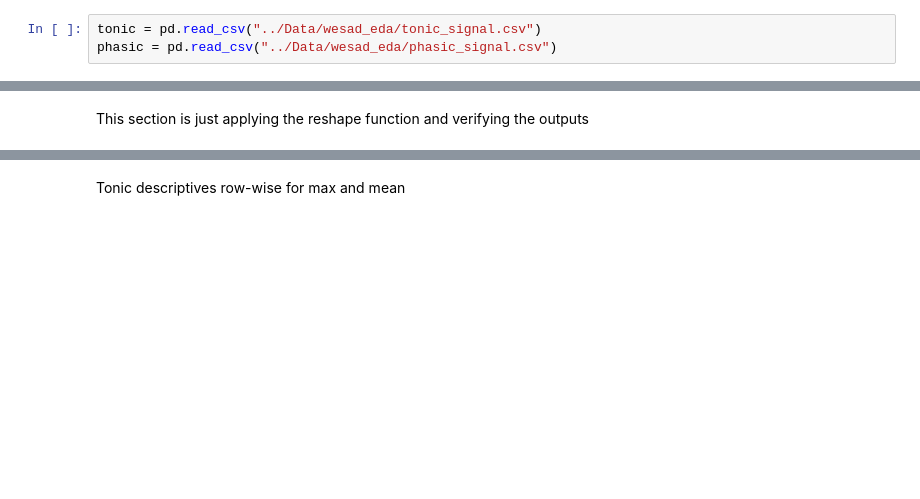
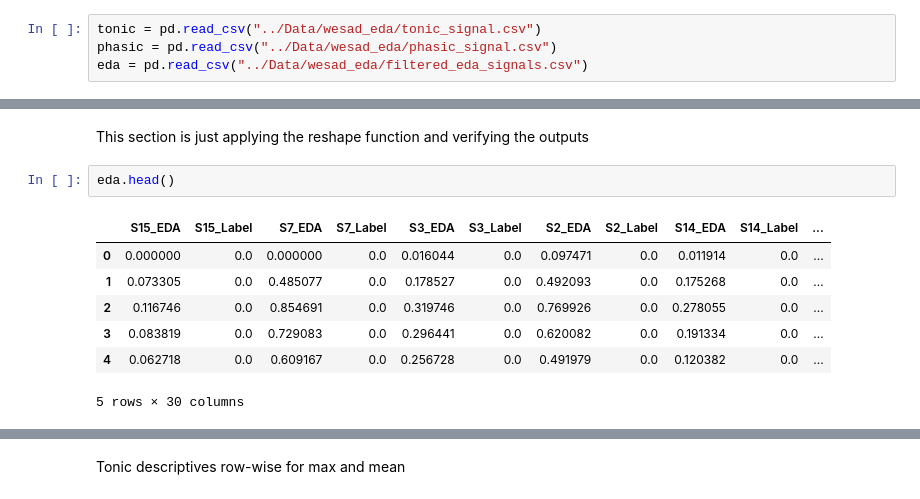
Before and after one commit to SavianViera/EDA_Stress_Prediction_Model, a Jupyter notebook: python_code/Statistical_Feature_Extraction.ipynb, the cells around one changed output, grey strips where cells are left out. Cells and saved outputs as stored; diff of their text form; blank space fills up the shorter version.

```diff
--- a/python_code/Statistical_Feature_Extraction.ipynb
+++ b/python_code/Statistical_Feature_Extraction.ipynb
@@ -53,3 +55,4 @@ Import tonic and phasic files
 # %%
 tonic = pd.read_csv("../Data/wesad_eda/tonic_signal.csv")
 phasic = pd.read_csv("../Data/wesad_eda/phasic_signal.csv")
+eda = pd.read_csv("../Data/wesad_eda/filtered_eda_signals.csv")
@@ -56,2 +67,12 @@ phasic = pd.read_csv("../Data/wesad_eda/phasic_signal.csv")
 # %% [markdown]
 This section is just applying the reshape function and verifying the outputs
+# %%
+eda.head()
+# %% [output]
+|  | S15_EDA | S15_Label | S7_EDA | S7_Label | S3_EDA | S3_Label | S2_EDA | S2_Label | S14_EDA | S14_Label | ... |
+| 0 | 0.000000 | 0.0 | 0.000000 | 0.0 | 0.016044 | 0.0 | 0.097471 | 0.0 | 0.011914 | 0.0 | ... |
+| 1 | 0.073305 | 0.0 | 0.485077 | 0.0 | 0.178527 | 0.0 | 0.492093 | 0.0 | 0.175268 | 0.0 | ... |
+| 2 | 0.116746 | 0.0 | 0.854691 | 0.0 | 0.319746 | 0.0 | 0.769926 | 0.0 | 0.278055 | 0.0 | ... |
+| 3 | 0.083819 | 0.0 | 0.729083 | 0.0 | 0.296441 | 0.0 | 0.620082 | 0.0 | 0.191334 | 0.0 | ... |
+| 4 | 0.062718 | 0.0 | 0.609167 | 0.0 | 0.256728 | 0.0 | 0.491979 | 0.0 | 0.120382 | 0.0 | ... |
+5 rows × 30 columns
```
Also changed, not shown: parts of 22 cells of this notebook, 9 other files.
